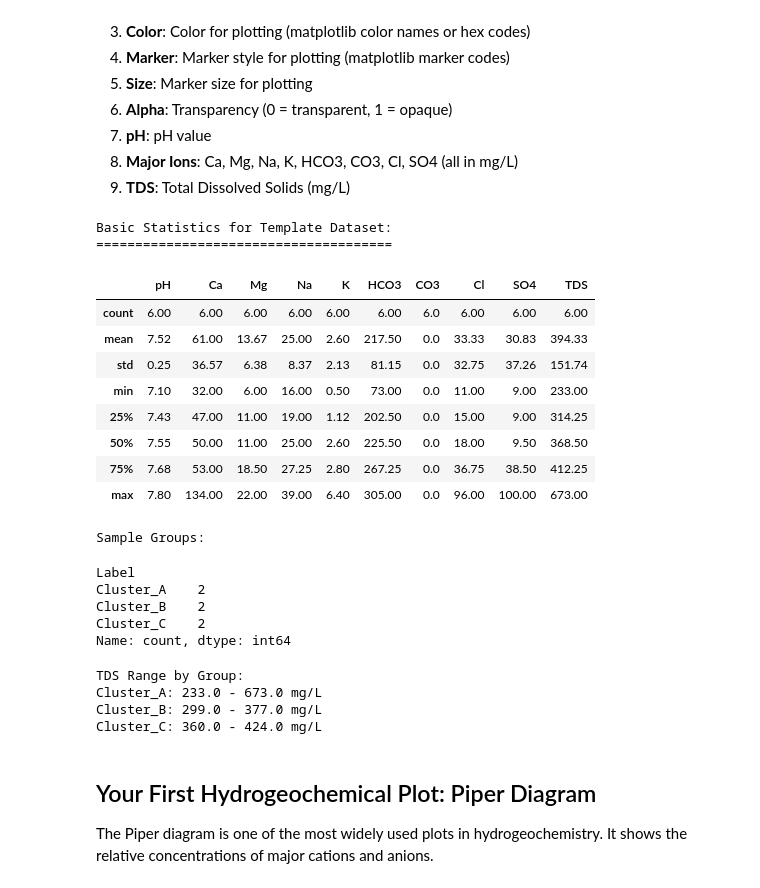
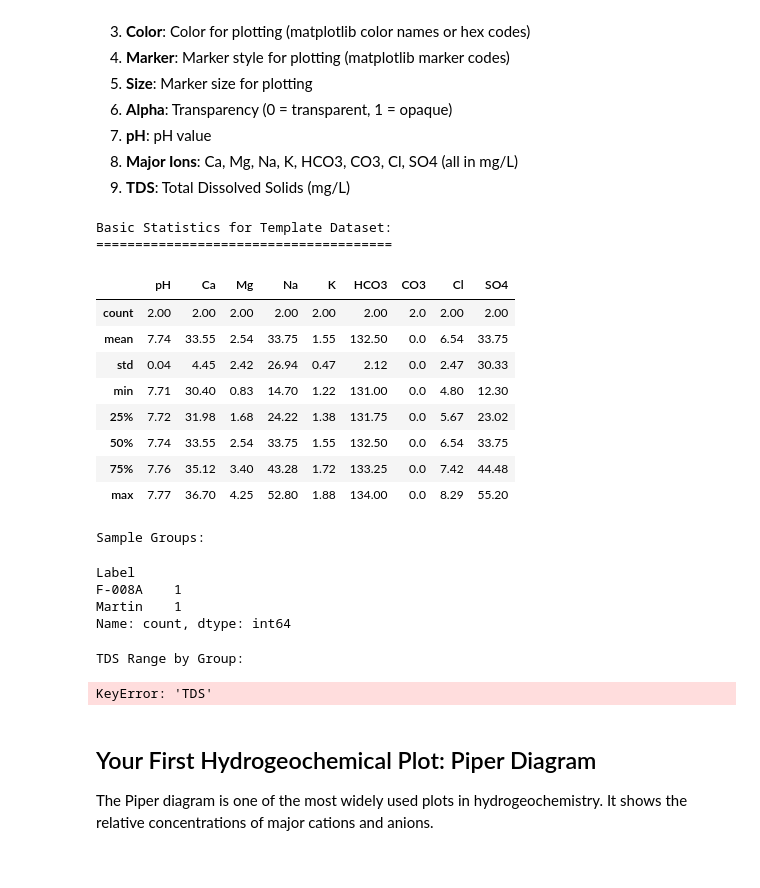
Before and after one commit to HWRS564-hydrogeologic-analysis/hwrs564a_course_materials_Askins, a Jupyter notebook: content_weekly/week_05/chem_1_Introduction_to_WQChartPy.ipynb, the cells around one changed output. Saved outputs shown, nothing was run; the diff lists cells and outputs as text; code cells hidden in the pictures.

```diff
--- a/content_weekly/week_05/chem_1_Introduction_to_WQChartPy.ipynb
+++ b/content_weekly/week_05/chem_1_Introduction_to_WQChartPy.ipynb
@@ -39,7 +39,7 @@ WQChartPy requires data in a specific format. Let's examine the required columns
 from wqchartpy import triangle_piper
 
 # Load the template dataset
-df = pd.read_csv('./datasets/template_dataset.csv')
+df = pd.read_csv('/workspaces/hwrs564a_course_materials_Askins/content_weekly/week_05/datasets/cleaned_data_for_hw3_4.csv')
 
 # Display the data
 print("\nData shape:", df.shape)
@@ -68,32 +65,31 @@ Data shape: (6, 16)
 # %%
 # Basic statistics for the template data
 print("Basic Statistics for Template Dataset:")
 print("======================================")
 
 # Select only the chemical parameter columns
-chem_cols = ['pH', 'Ca', 'Mg', 'Na', 'K', 'HCO3', 'CO3', 'Cl', 'SO4', 'TDS']
+chem_cols = ['pH', 'Ca', 'Mg', 'Na', 'K', 'HCO3', 'CO3', 'Cl', 'SO4']
 df[chem_cols].describe().round(2)
 # %% [output]
 Basic Statistics for Template Dataset:
 ======================================
-|  | pH | Ca | Mg | Na | K | HCO3 | CO3 | Cl | SO4 | TDS |
-| count | 6.00 | 6.00 | 6.00 | 6.00 | 6.00 | 6.00 | 6.0 | 6.00 | 6.00 | 6.00 |
-| mean | 7.52 | 61.00 | 13.67 | 25.00 | 2.60 | 217.50 | 0.0 | 33.33 | 30.83 | 394.33 |
-| std | 0.25 | 36.57 | 6.38 | 8.37 | 2.13 | 81.15 | 0.0 | 32.75 | 37.26 | 151.74 |
-| min | 7.10 | 32.00 | 6.00 | 16.00 | 0.50 | 73.00 | 0.0 | 11.00 | 9.00 | 233.00 |
-| 25% | 7.43 | 47.00 | 11.00 | 19.00 | 1.12 | 202.50 | 0.0 | 15.00 | 9.00 | 314.25 |
-| 50% | 7.55 | 50.00 | 11.00 | 25.00 | 2.60 | 225.50 | 0.0 | 18.00 | 9.50 | 368.50 |
-| 75% | 7.68 | 53.00 | 18.50 | 27.25 | 2.80 | 267.25 | 0.0 | 36.75 | 38.50 | 412.25 |
-| max | 7.80 | 134.00 | 22.00 | 39.00 | 6.40 | 305.00 | 0.0 | 96.00 | 100.00 | 673.00 |
+|  | pH | Ca | Mg | Na | K | HCO3 | CO3 | Cl | SO4 |
+| count | 2.00 | 2.00 | 2.00 | 2.00 | 2.00 | 2.00 | 2.0 | 2.00 | 2.00 |
+| mean | 7.74 | 33.55 | 2.54 | 33.75 | 1.55 | 132.50 | 0.0 | 6.54 | 33.75 |
+| std | 0.04 | 4.45 | 2.42 | 26.94 | 0.47 | 2.12 | 0.0 | 2.47 | 30.33 |
+| min | 7.71 | 30.40 | 0.83 | 14.70 | 1.22 | 131.00 | 0.0 | 4.80 | 12.30 |
+| 25% | 7.72 | 31.98 | 1.68 | 24.22 | 1.38 | 131.75 | 0.0 | 5.67 | 23.02 |
+| 50% | 7.74 | 33.55 | 2.54 | 33.75 | 1.55 | 132.50 | 0.0 | 6.54 | 33.75 |
+| 75% | 7.76 | 35.12 | 3.40 | 43.28 | 1.72 | 133.25 | 0.0 | 7.42 | 44.48 |
+| max | 7.77 | 36.70 | 4.25 | 52.80 | 1.88 | 134.00 | 0.0 | 8.29 | 55.20 |
 # %%
 print("\nSample Groups:")
 df['Label'].value_counts()
 # %% [output]
 Sample Groups:
 Label
-Cluster_A    2
-Cluster_B    2
-Cluster_C    2
+F-008A    1
+Martin    1
 Name: count, dtype: int64
 # %%
 print("\nTDS Range by Group:")
@@ -102,9 +98,7 @@ for group in df['Label'].unique():
     print(f"{group}: {group_data['TDS'].min():.1f} - {group_data['TDS'].max():.1f} mg/L")
 # %% [output]
 TDS Range by Group:
-Cluster_A: 233.0 - 673.0 mg/L
-Cluster_B: 299.0 - 377.0 mg/L
-Cluster_C: 360.0 - 424.0 mg/L
+KeyError: 'TDS'
 # %% [markdown]
 ## Your First Hydrogeochemical Plot: Piper Diagram
 
```
Also changed, not shown: parts of 4 cells of this notebook, 3 other files.
